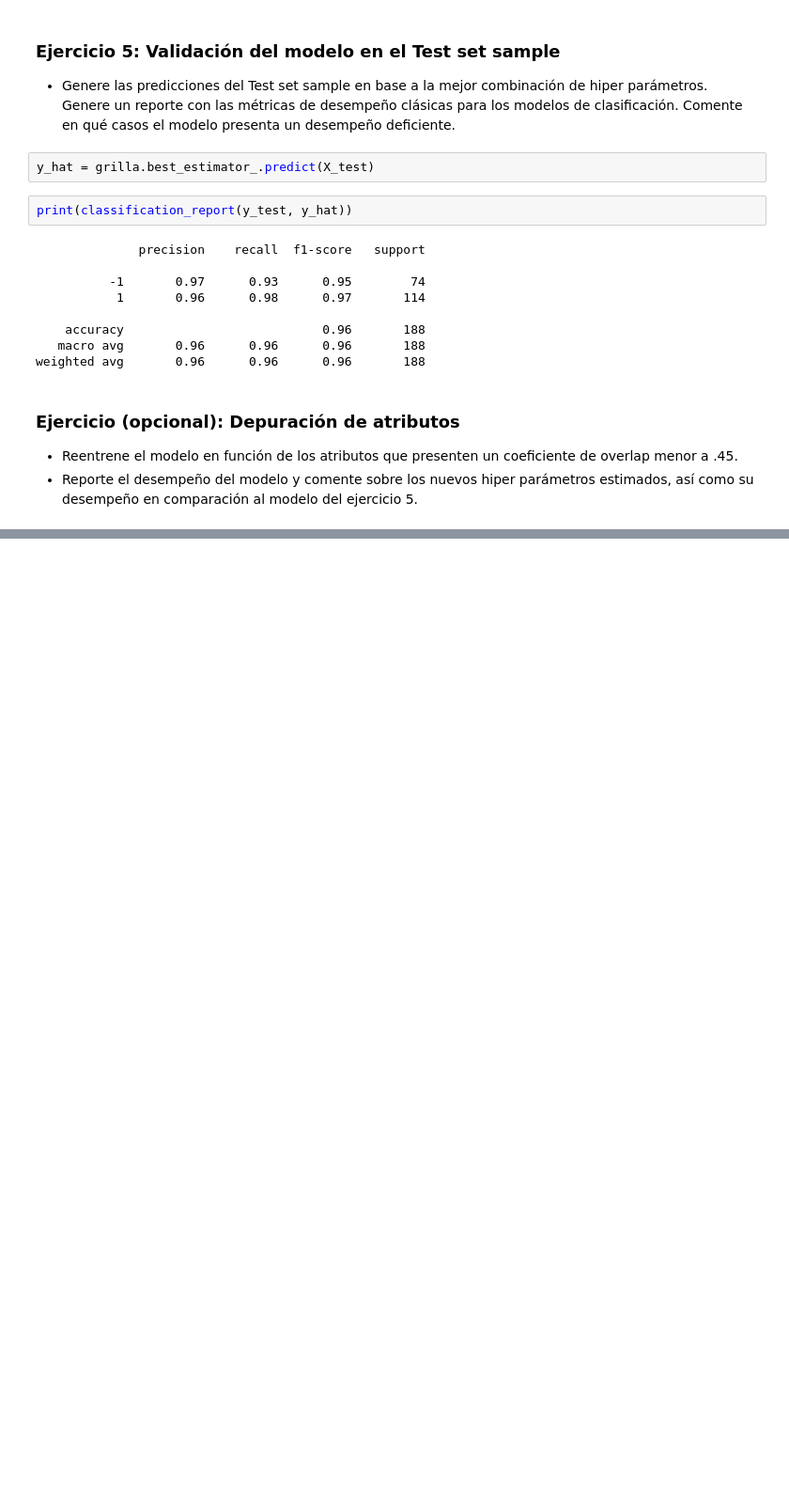
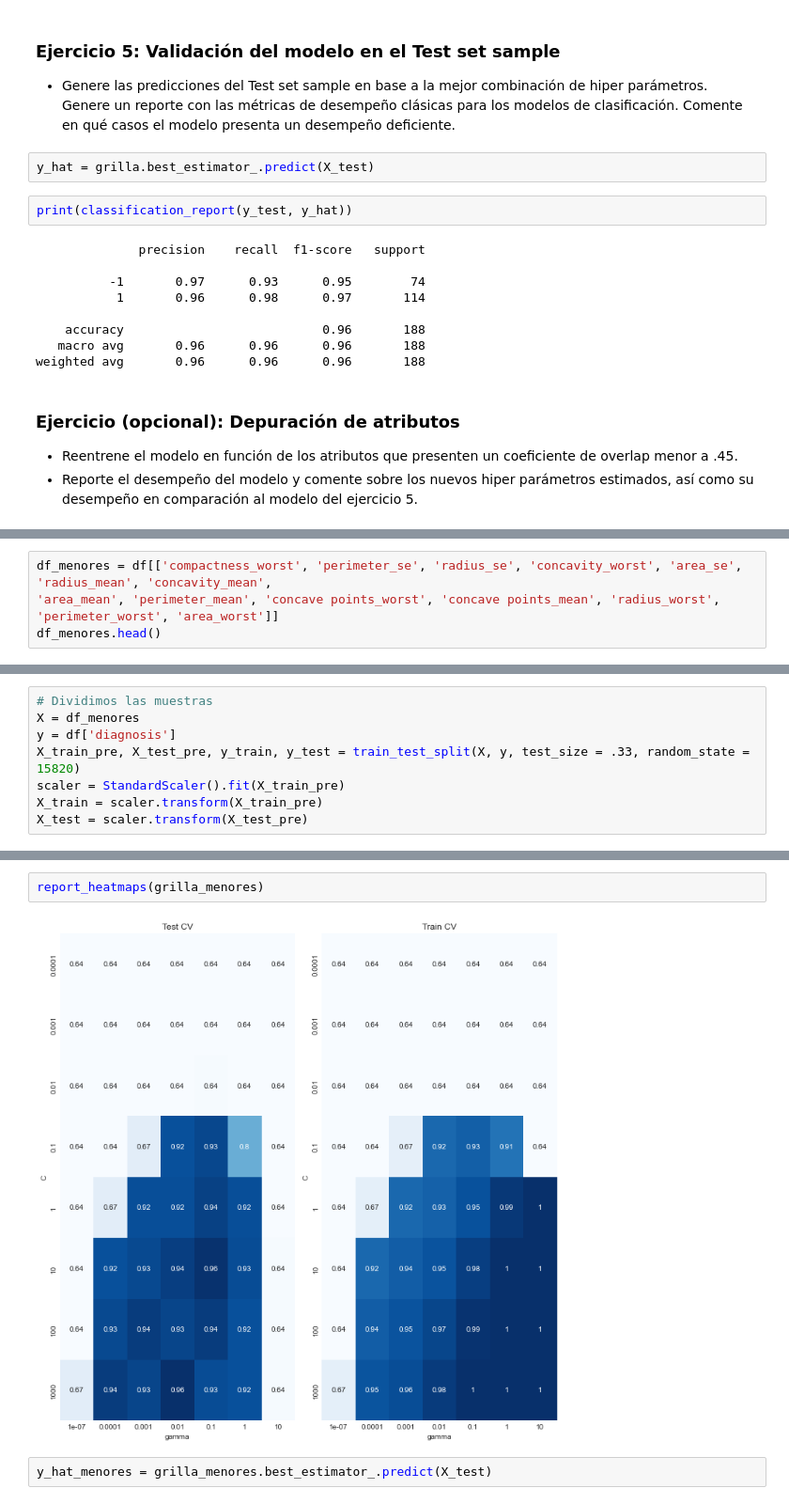
Before and after one commit to Denniels/Machine_Learning, a Jupyter notebook: SVM/Desafío_SVM.ipynb, the cells around one changed output, grey strips where cells are left out. Shown: that part at 94% size. Cells and saved outputs as stored; diff of their text form; blank space fills up the shorter version.

```diff
--- a/SVM/Desafío_SVM.ipynb
+++ b/SVM/Desafío_SVM.ipynb
@@ -348,0 +378,4 @@ weighted avg       0.96      0.96      0.96       188
+# %%
+df_menores = df[['compactness_worst', 'perimeter_se', 'radius_se', 'concavity_worst', 'area_se', 'radius_mean', 'concavity_mean',
+'area_mean', 'perimeter_mean', 'concave points_worst', 'concave points_mean', 'radius_worst', 'perimeter_worst', 'area_worst']]
+df_menores.head()
@@ -348,0 +389,8 @@ weighted avg       0.96      0.96      0.96       188
+# %%
+# Dividimos las muestras
+X = df_menores
+y = df['diagnosis']
+X_train_pre, X_test_pre, y_train, y_test = train_test_split(X, y, test_size = .33, random_state = 15820)
+scaler = StandardScaler().fit(X_train_pre)
+X_train = scaler.transform(X_train_pre)
+X_test = scaler.transform(X_test_pre)
@@ -348,0 +441,6 @@ weighted avg       0.96      0.96      0.96       188
+# %%
+report_heatmaps(grilla_menores)
+# %% [output]
+[figure, added]
+# %%
+y_hat_menores = grilla_menores.best_estimator_.predict(X_test)
```
Also changed, not shown: parts of 18 cells of this notebook.
